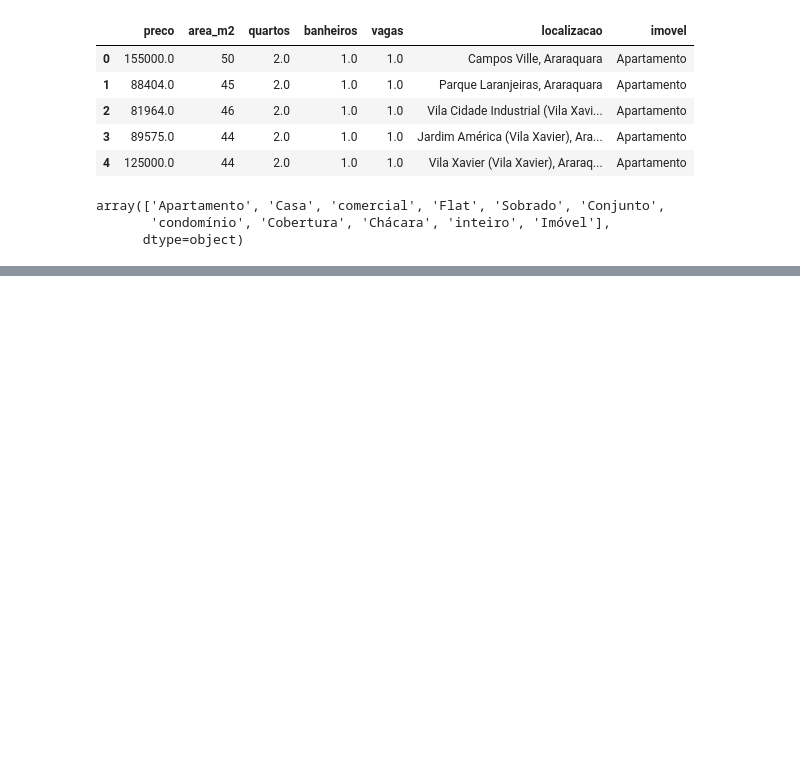
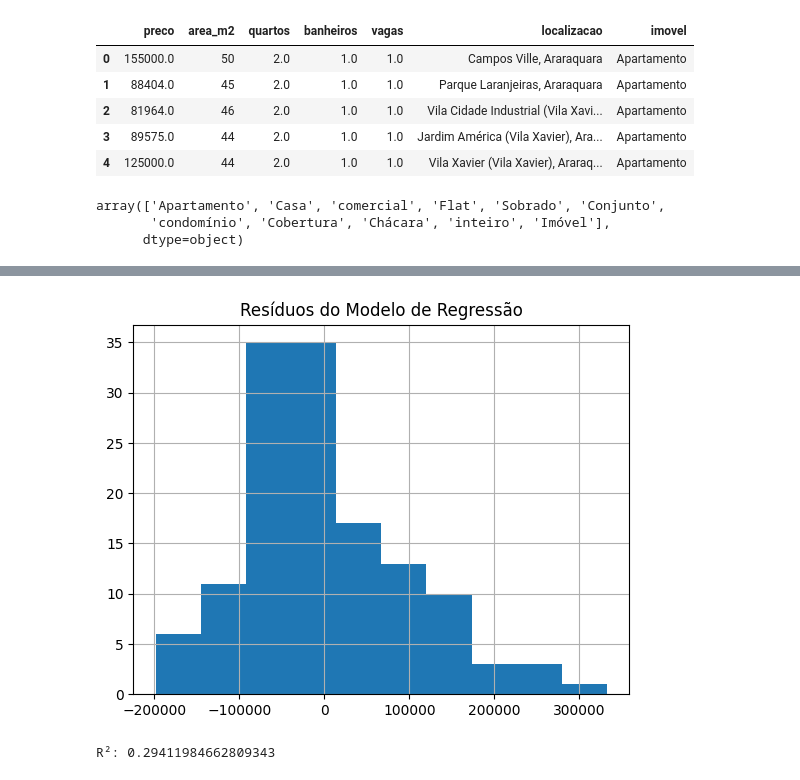
Before and after one commit to MateusEcoAplicada/observatorio_araraquara, a Jupyter notebook: notebooks/regressao.ipynb, the cells around one changed output, grey strips where cells are left out. Cells and saved outputs as stored; diff of their text form; code cells hidden in the pictures; blank space fills up the shorter version.

```diff
--- a/notebooks/regressao.ipynb
+++ b/notebooks/regressao.ipynb
@@ -39,4 +39,9 @@ from sklearn.linear_model import LinearRegression
 from sklearn.model_selection import train_test_split
 # %%
 y = dados_casas['preco']
-X = dados_casas.drop(columns=['preco', 'imovel'])
+X = dados_casas.drop(['preco'], axis=1)
+# %%
+X_train, X_test, y_train, y_test = train_test_split(X, y, test_size=0.3, random_state=42)
+# %%
+dados_train = pd.DataFrame(X_train)
+dados_train['preco'] = y_train
@@ -42,0 +50,2 @@ X = dados_casas.drop(columns=['preco', 'imovel'])
+# %%
+modelo_0 = ols('preco ~ area_m2', data=dados_train).fit()
@@ -42,0 +99,6 @@ X = dados_casas.drop(columns=['preco', 'imovel'])
+# %%
+modelo_0.resid.hist()
+plt.title('Resíduos do Modelo de Regressão')
+plt.show()
+# %% [output]
+[figure, added]
@@ -42,0 +109,4 @@ X = dados_casas.drop(columns=['preco', 'imovel'])
+# %%
+print('R²:', r2_score(y_test, y_predict))
+# %% [output]
+R²: 0.29411984662809343
```
Also changed, not shown: parts of 15 cells of this notebook, 2 other files.
